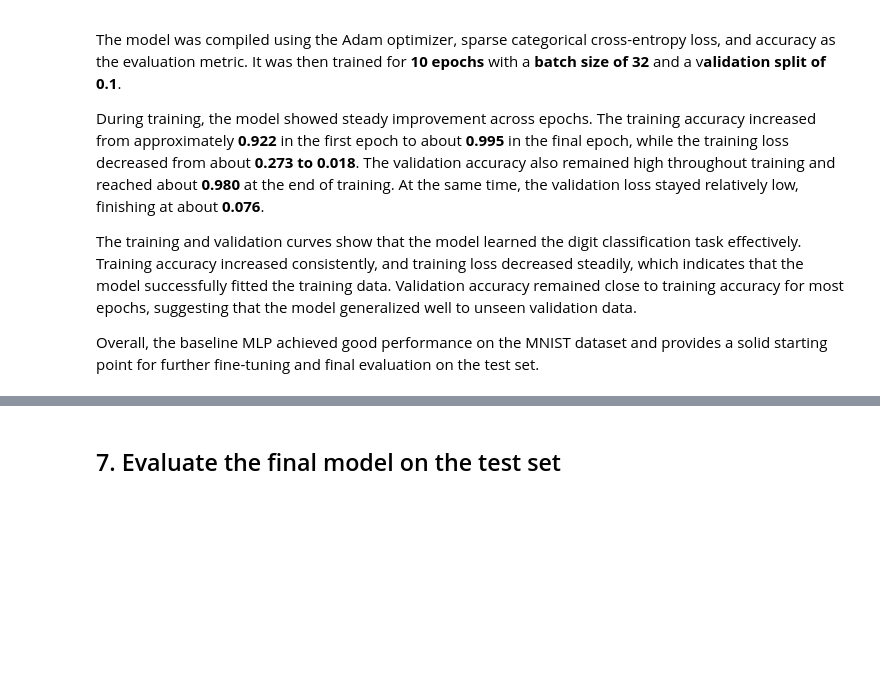
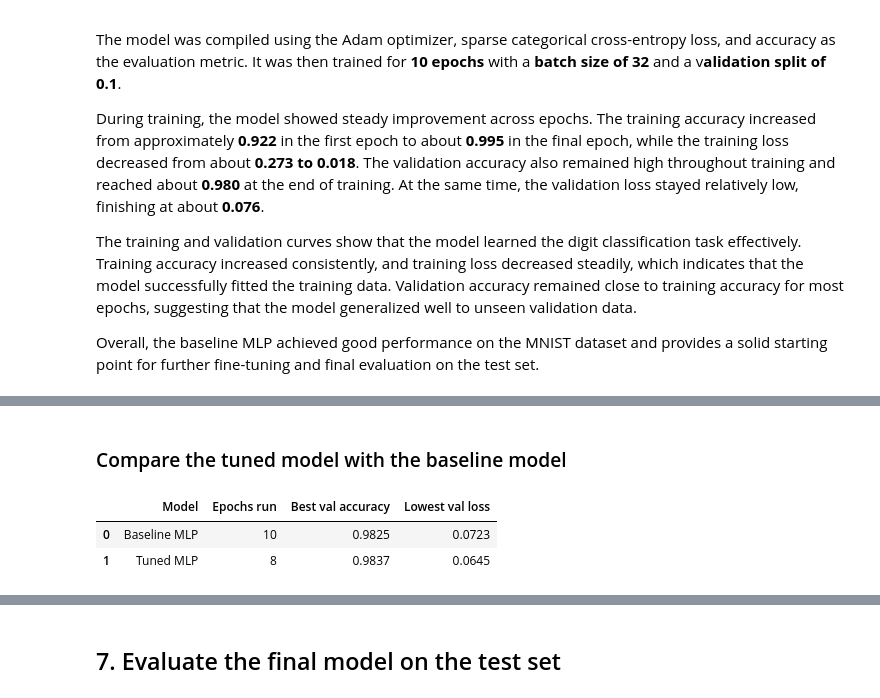
Before and after one commit to oliv6362/mnist-mlp-classifier, a Jupyter notebook: mnist_mlp_classifier.ipynb, the cells around one changed output, grey strips where cells are left out. Saved outputs shown, nothing was run; the diff lists cells and outputs as text; code cells hidden in the pictures; blank space fills up the shorter version.

```diff
--- a/mnist_mlp_classifier.ipynb
+++ b/mnist_mlp_classifier.ipynb
@@ -308,0 +324,8 @@ Overall, the baseline MLP achieved good performance on the MNIST dataset and pro
+# %%
+tuned_mlp = keras.Sequential([
+    layers.Input(shape=(784,)),
+    layers.Dense(128, activation="relu"),
+    layers.Dropout(0.2),
+    layers.Dense(64, activation="relu"),
+    layers.Dense(10, activation="softmax")
+])
@@ -308,0 +403,24 @@ Overall, the baseline MLP achieved good performance on the MNIST dataset and pro
+# %% [markdown]
+### Compare the tuned model with the baseline model
+# %%
+baseline_best = {
+    "Model": "Baseline MLP",
+    "Epochs run": len(history.history["loss"]),
+    "Best val accuracy": max(history.history["val_accuracy"]),
+    "Lowest val loss": min(history.history["val_loss"]),
+}
+
+tuned_best = {
+    "Model": "Tuned MLP",
+    "Epochs run": len(tuned_history.history["loss"]),
+    "Best val accuracy": max(tuned_history.history["val_accuracy"]),
+    "Lowest val loss": min(tuned_history.history["val_loss"]),
+}
+
+best_comparison_df = pd.DataFrame([baseline_best, tuned_best])
+best_comparison_df.iloc[:, 2:] = best_comparison_df.iloc[:, 2:].round(4)
+best_comparison_df
+# %% [output]
+|  | Model | Epochs run | Best val accuracy | Lowest val loss |
+| 0 | Baseline MLP | 10 | 0.9825 | 0.0723 |
+| 1 | Tuned MLP | 8 | 0.9837 | 0.0645 |
```
Also changed, not shown: parts of 19 cells of this notebook.
